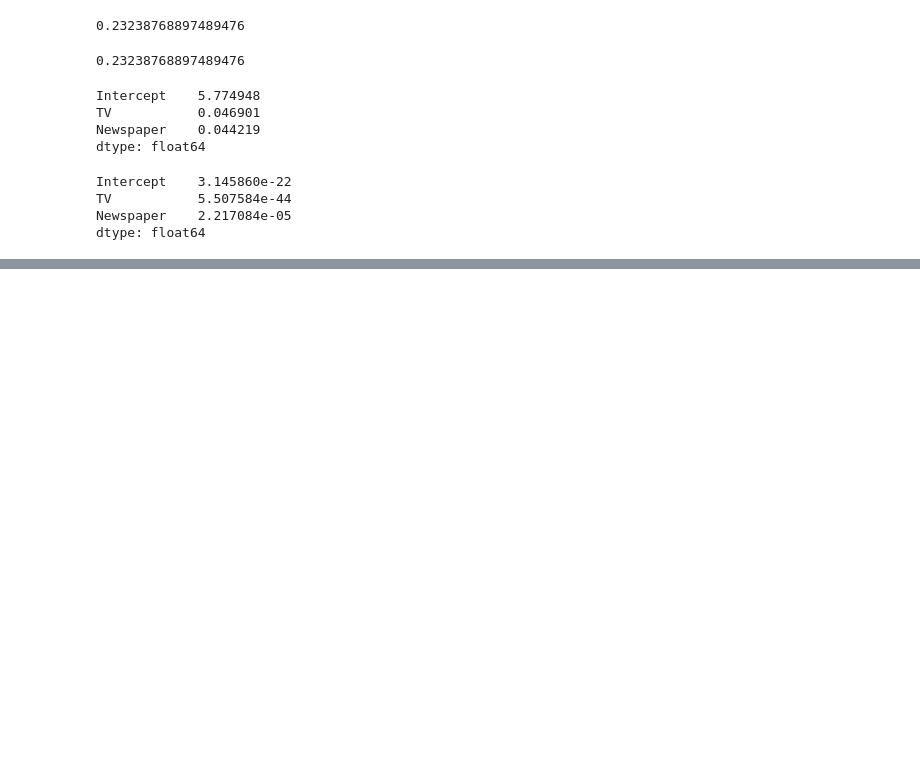
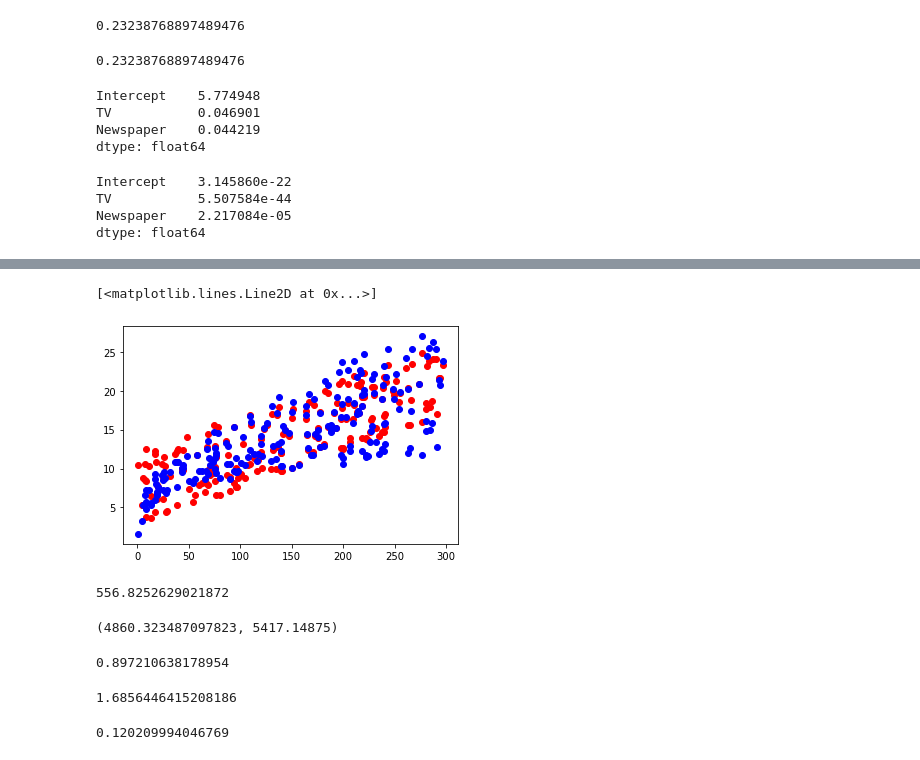
Before and after one commit to GersonVis/Tecnicas-de-IA, a Jupyter notebook: curso udemy/practica regresion lineal.ipynb, the cells around one changed output, grey strips where cells are left out. Drawn from its saved outputs; the diff is of its cells as text; code cells hidden in the pictures; blank space fills up the shorter version.

```diff
--- a/curso udemy/practica regresion lineal.ipynb
+++ b/curso udemy/practica regresion lineal.ipynb
@@ -190,0 +361,2 @@ dtype: float64
+# %%
+ml3=smf.ols(formula="Sales~TV+Newspaper+Radio", data=data).fit()
@@ -190,0 +374,3 @@ dtype: float64
+# %%
+prediccion_lm3=ml3.predict(data[["TV", "Newspaper", "Radio"]])
+prediccion_lm3
@@ -190,0 +390,34 @@ dtype: float64
+# %%
+%matplotlib inline
+plt.plot(data["TV"], prediccion_lm3, "ro")
+plt.plot(data["TV"], data["Sales"], "bo")
+# %% [output]
+[<matplotlib.lines.Line2D at 0x...>]
+[figure, added]
+# %%
+## suma del cuadrado de los residuos
+RSD=np.sum((prediccion_lm3-data["Sales"])**2)
+RSD
+# %% [output]
+556.8252629021872
+# %%
+SSR=np.sum((prediccion_lm3-data["Sales"].mean())**2)
+SST=np.sum((data["Sales"]-data["Sales"].mean())**2)
+SSR, SST
+# %% [output]
+(4860.323487097823, 5417.14875)
+# %%
+R2=SSR/SST
+R2
+# %% [output]
+0.897210638178954
+# %%
+RSE=np.sqrt(SSD/(len(data)-3-1))
+RSE
+# %% [output]
+1.6856446415208186
+# %%
+error=RSE/data["Sales"].mean()
+error
+# %% [output]
+0.120209994046769
```
Also changed, not shown: parts of 41 cells of this notebook.
